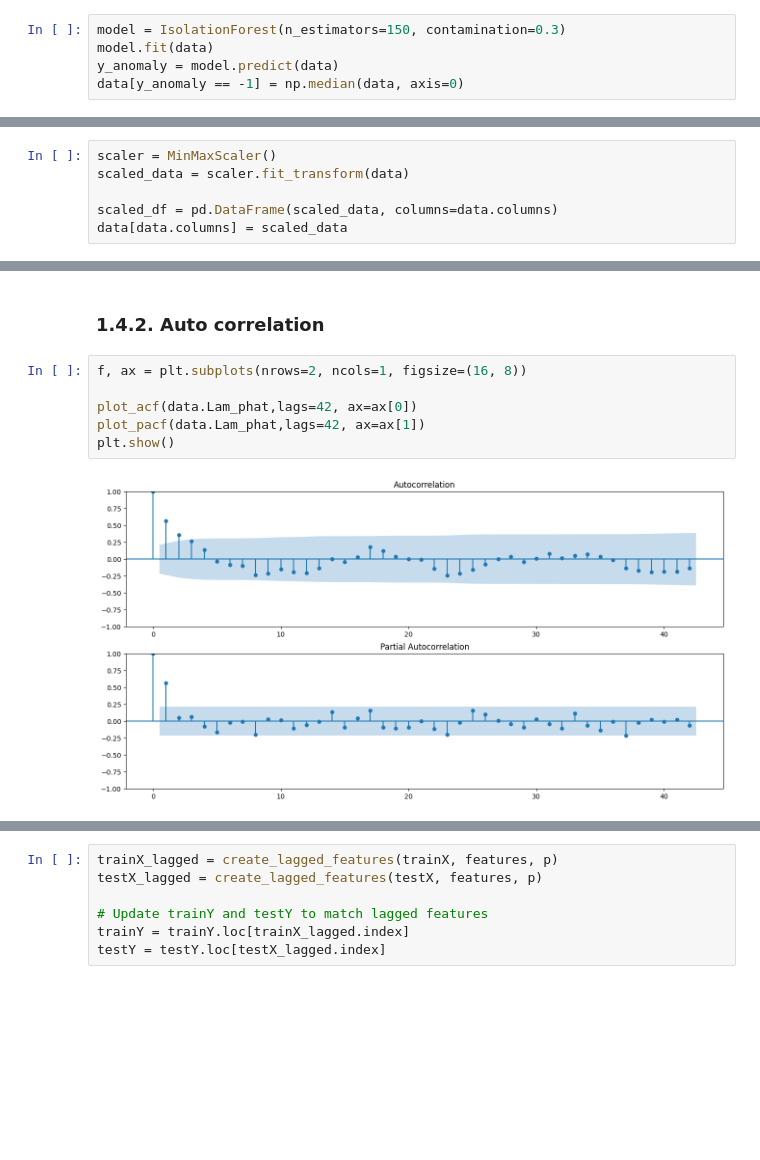
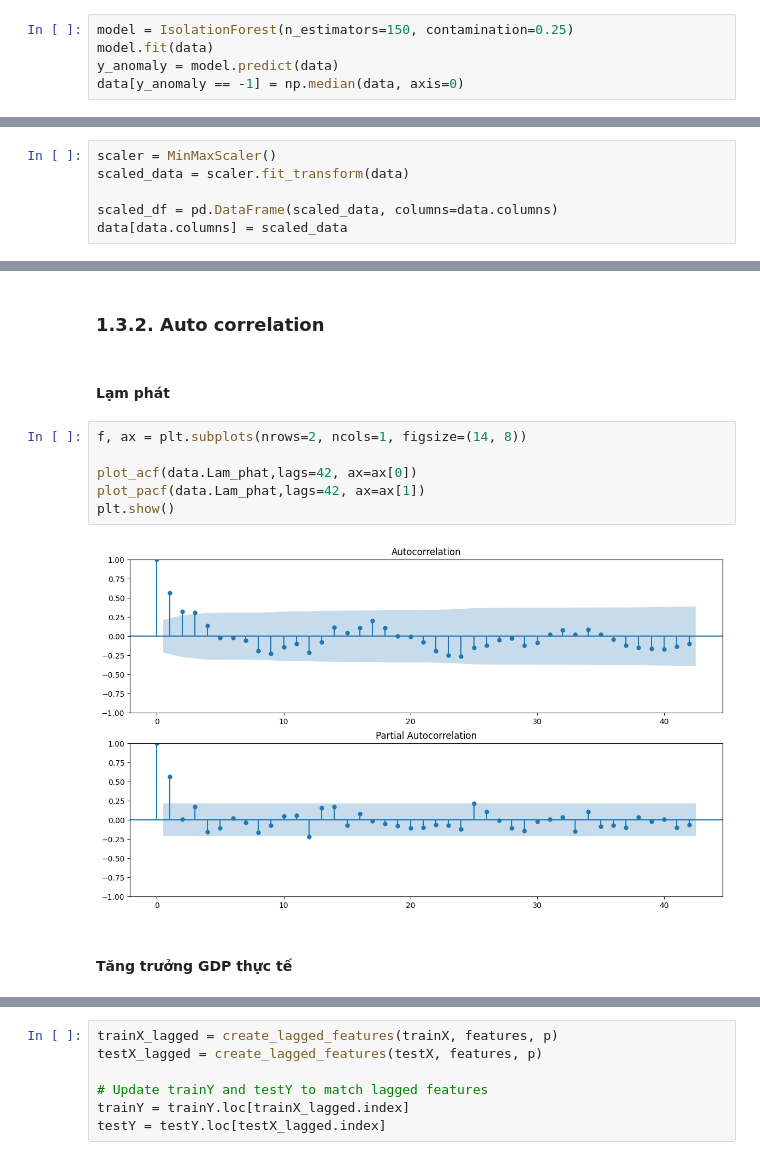
Before and after one commit to ngthtuyen9823/Viet-Nam-Macroeconomics-Analysis, a Jupyter notebook: vietnam_macro_economic_by_month_varnn.ipynb, the cells around one changed output, grey strips where cells are left out. Cells and saved outputs as stored; diff of their text form; blank space fills up the shorter version.

```diff
--- a/vietnam_macro_economic_by_month_varnn.ipynb
+++ b/vietnam_macro_economic_by_month_varnn.ipynb
@@ -160,5 +205,5 @@ data = data.astype(float)
 # %%
-model = IsolationForest(n_estimators=150, contamination=0.3)
+model = IsolationForest(n_estimators=150, contamination=0.25)
 model.fit(data)
 y_anomaly = model.predict(data)
 data[y_anomaly == -1] = np.median(data, axis=0)
@@ -224,13 +281,17 @@ Chúng ta có thể thấy rằng ngoài 2 feature là FDI_dang_ki, Lam_phat, Ta
 # %% [markdown]
-### 1.4.2. Auto correlation
+### 1.3.2. Auto correlation
+# %% [markdown]
+#### Lạm phát
 # %%
-f, ax = plt.subplots(nrows=2, ncols=1, figsize=(16, 8))
+f, ax = plt.subplots(nrows=2, ncols=1, figsize=(14, 8))
 
 plot_acf(data.Lam_phat,lags=42, ax=ax[0])
 plot_pacf(data.Lam_phat,lags=42, ax=ax[1])
 plt.show()
 # %% [output]
-[figure, old version]
+[figure, new version]
+# %% [markdown]
+#### Tăng trưởng GDP thực tế
 # %%
 f, ax = plt.subplots(nrows=2, ncols=1, figsize=(16, 8))
 
```
Also changed, not shown: parts of 54 cells of this notebook, 1 other file.
